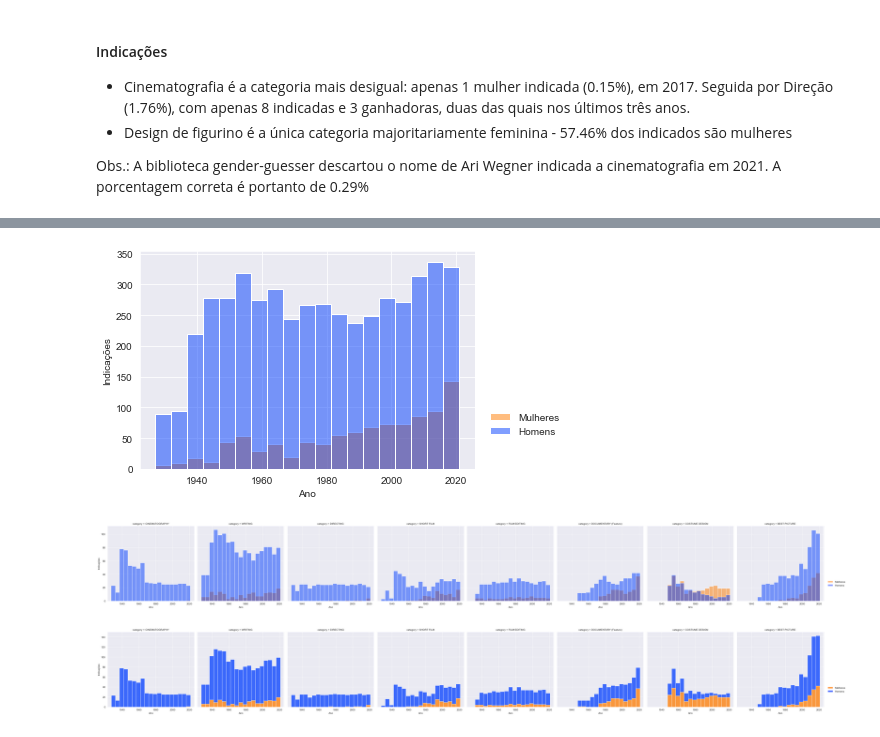
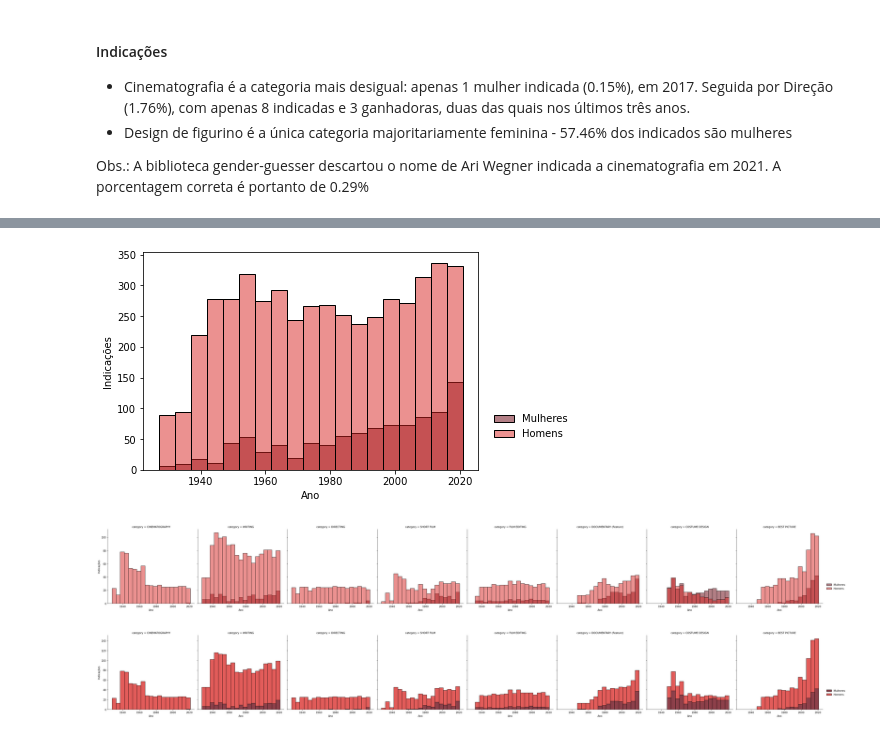
Before and after one commit to vinifm/puc_bechdel, a Jupyter notebook: oscar/raspagem.ipynb, the cells around one changed output, grey strips where cells are left out. Drawn from its saved outputs; the diff is of its cells as text; code cells hidden in the pictures.

Commit message:
Atualização dos gráficos do Oscar

```diff
--- a/oscar/raspagem.ipynb
+++ b/oscar/raspagem.ipynb
@@ -6,9 +6,9 @@ import re
 import gender_guesser.detector as gender
 import matplotlib.pyplot as plt
 import seaborn as sns
-
-# sns.set_theme('bright')
-sns.set_palette('bright', 10)
+# %%
+cmap_reds = plt.cm.get_cmap('Reds')
+sns.set_palette('Reds')
 # %% [markdown]
 #### Raspagem: lista de mulheres nomeadas e ganhadoras do Oscar em categorias em que gêneros competem.
 
@@ -364,25 +364,28 @@ Aumento de 4.8%
 # %%
 # INDICADOS E GANHADORES EM TODAS AS CATEGORIAS
 
-g = sns.histplot(data=oscar_df, x='year', hue='gender')
+g = sns.histplot(data=oscar_df, x='year', hue='gender', palette=[cmap_reds(0.7), cmap_reds(1.0)])
 g.set(xlabel='Ano', ylabel='Indicações')
 plt.legend(['Mulheres', 'Homens'], bbox_to_anchor=(1.02, 0.3), frameon=False)
-plt.savefig('../images/categories_all.png', dpi=250)
+plt.show()
+# plt.savefig('../images/categories_all.png', dpi=250)
 # %% [output]
-[figure, old version]
+[figure, new version]
 # %%
 # INDICADOS POR CATEGORIA, colunas não empilhadas
-g = sns.displot(data=oscar_df, x='year', hue='gender', col='category', legend=False)
+g = sns.displot(data=oscar_df, x='year', hue='gender', col='category', legend=False, palette=[cmap_reds(0.7), cmap_reds(1.0)])
 g.set(xlabel='Ano', ylabel='Indicações')
 plt.legend(['Mulheres', 'Homens'], bbox_to_anchor=(1.02, 0.3), frameon=False)
-g.savefig('../images/categories.png', dpi=250)
+plt.show()
+# g.savefig('../images/categories.png', dpi=250)
 # %% [output]
-[figure, old version]
+[figure, new version]
 # %%
 # INDICADOS POR CATEGORIA, colunas empilhadas
-g = sns.displot(data=oscar_df, x='year', hue='gender', col='category', multiple='stack', legend=False)
+g = sns.displot(data=oscar_df, x='year', hue='gender', col='category', multiple='stack', legend=False, palette=[cmap_reds(0.7), cmap_reds(1.0)])
 g.set(xlabel='Ano', ylabel='Indicações')
 plt.legend(['Mulheres', 'Homens'], bbox_to_anchor=(1.02, 0.3), frameon=False)
-g.savefig('../images/categories_nominated_stack.png', dpi=250)
+plt.show()
+# g.savefig('../images/categories_nominated_stack.png', dpi=250)
 # %% [output]
-[figure, old version]
+[figure, new version]
```
Also changed, not shown: parts of 8 cells of this notebook, 1 other file.
